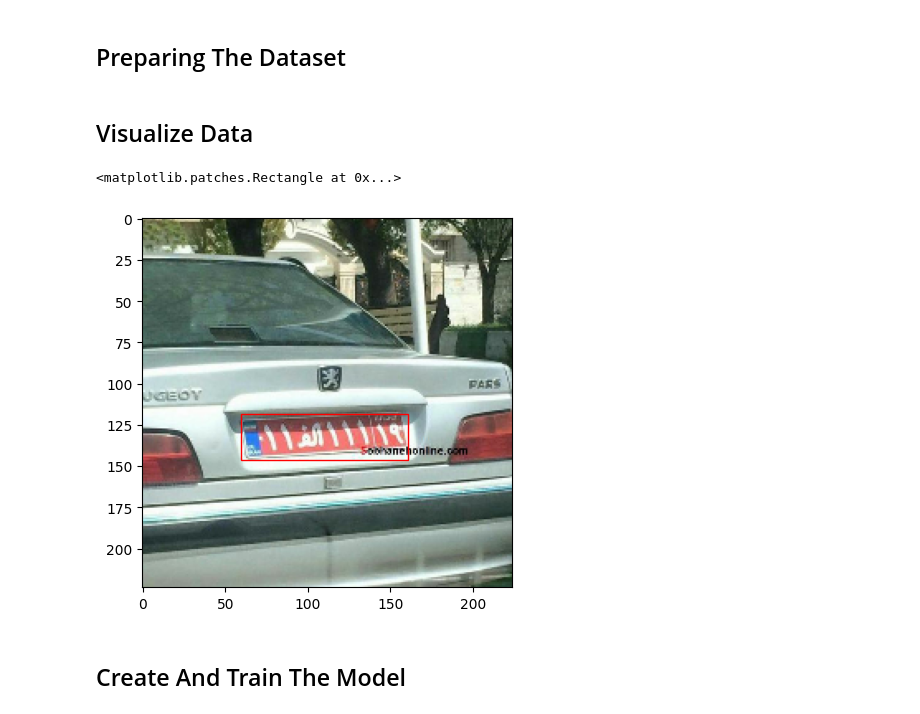
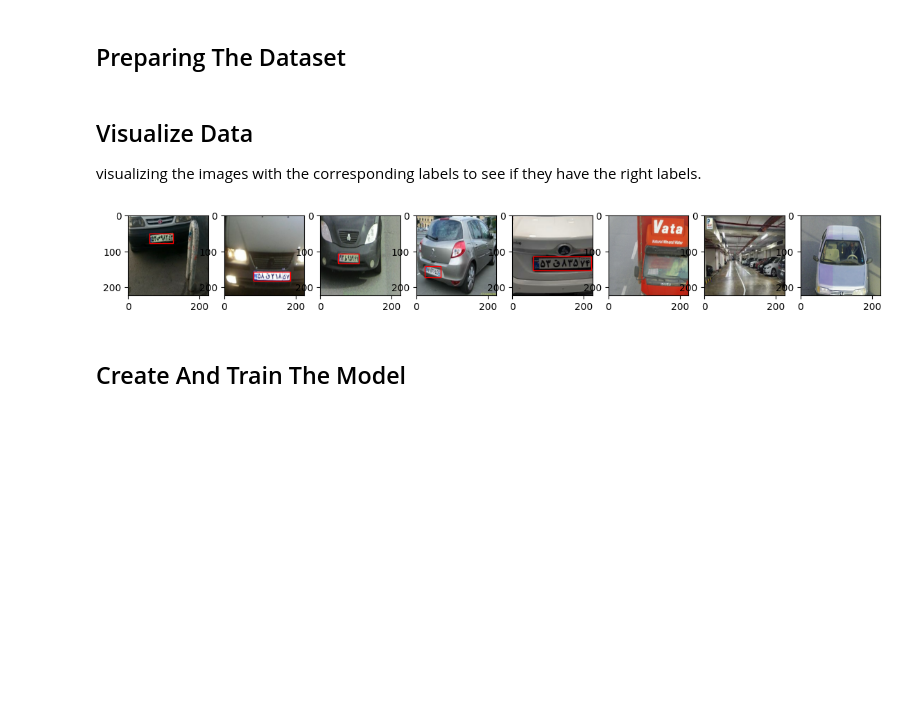
Before and after one commit to Sina-Najafi/car_tag_reader, a Jupyter notebook: notebooks/plate_localizer.ipynb, the cells around one changed output. Cells and saved outputs as stored; diff of their text form; code cells hidden in the pictures; blank space fills up the shorter version.

```diff
--- a/notebooks/plate_localizer.ipynb
+++ b/notebooks/plate_localizer.ipynb
@@ -19,2 +18,5 @@ from tensorflow.keras.optimizers import Adam
 # %%
-BATCH_SIZE = 4
+BATCH_SIZE = 8 # Pretty self-explanatory :)
+
+NUM_PICS = 8 # Number of pictures to display from a batch while visualizing.
+             # It must be less than or equal to the BATCH_SIZE.
@@ -83,21 +127,30 @@ test_data_batched = test_images_dataset.batch(1)
 # %% [markdown]
 ## Visualize Data
+
+visualizing the images with the corresponding labels to see if they have the right labels.
 # %%
-iterator = iter(train_data)
+iterator = iter(train_data_batched)
 # %%
 i = next(iterator)
-img = i[0]
-label = i[1]
-fig, ax = plt.subplots(1)
-rect = plt.Rectangle((label[1] * 224 ,label[2]*224), label[3]*224,label[4]*224,
-                      linewidth = 1,
-                      edgecolor = 'r',
-                      facecolor = 'none')
-ax.imshow(img)
-ax.add_patch(rect)
+fig, ax = plt.subplots(1,NUM_PICS,figsize=(14,14))
+
+for idx, img in enumerate(i[0]):
+  label = i[1][idx]
+
+  if tf.round(label[0]):
+    rect = plt.Rectangle((label[1] * 224 ,label[2]*224), label[3]*224,label[4]*224,
+                          linewidth = 1,
+                          edgecolor = 'r',
+                          facecolor = 'none')
+    ax[idx].imshow(img)
+    ax[idx].add_patch(rect)
+  else:
+    ax[idx].imshow(img)
+
+  if idx == NUM_PICS-1:
+    break
 # %% [output]
-<matplotlib.patches.Rectangle at 0x...>
-[figure, old version]
+[figure, new version]
 # %% [markdown]
 ## Create And Train The Model
 # %%
```
Also changed, not shown: parts of 18 cells of this notebook.
